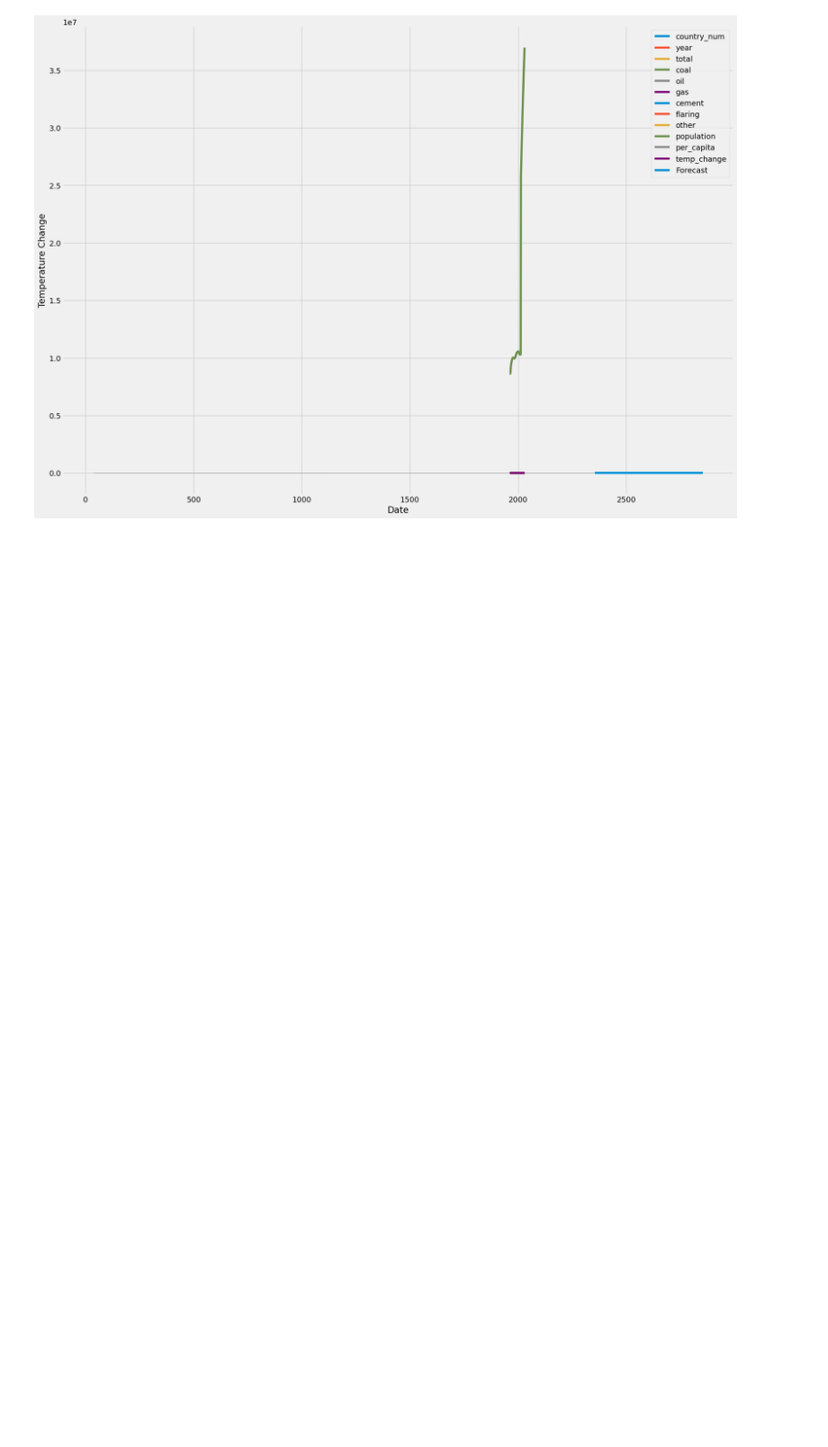
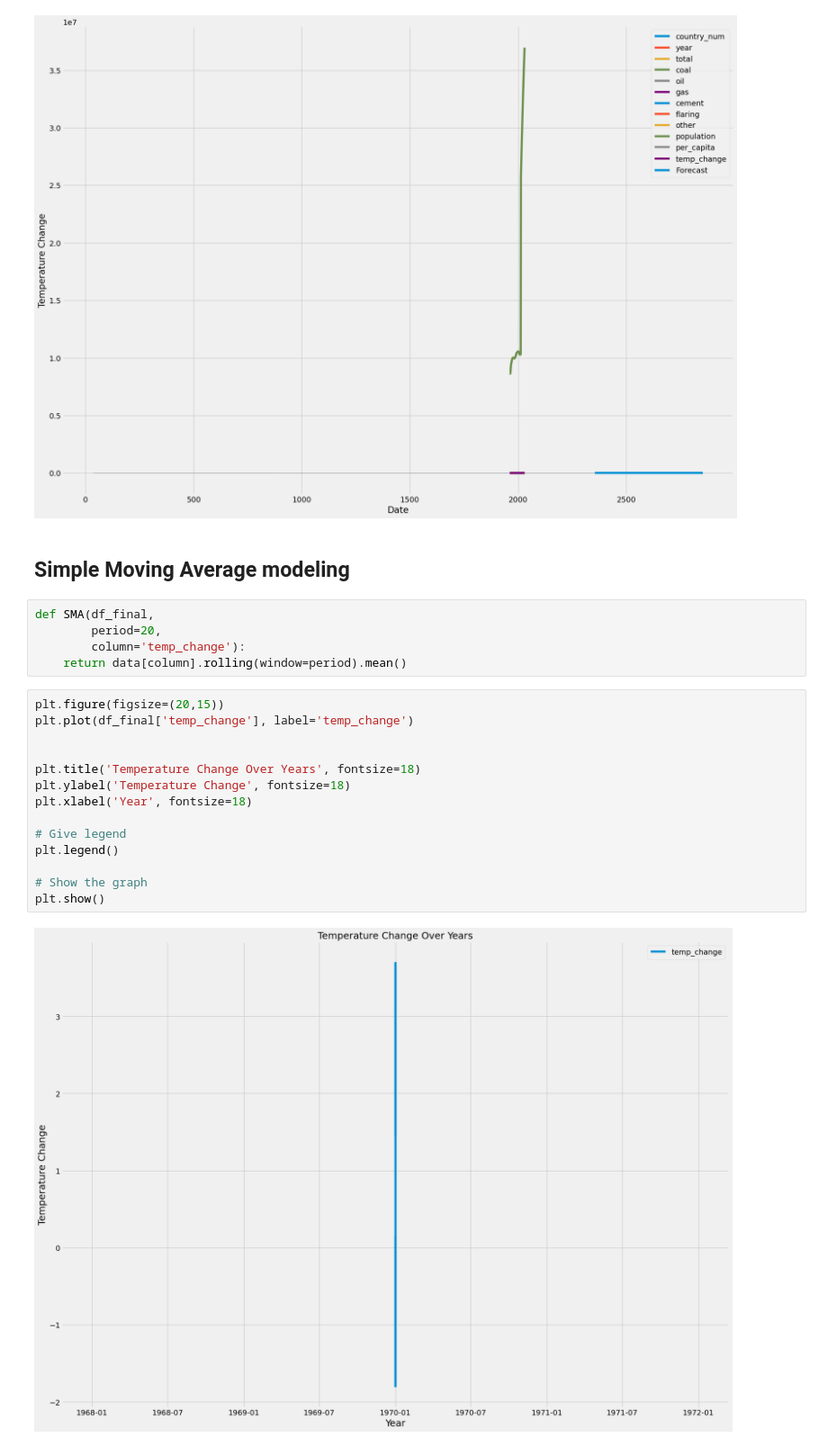
Before and after one commit to themountaintop/exploring_world_emissions, a Jupyter notebook: ML_Research/ARIMA_ML_final.ipynb, the cells around one changed output. Shown: that part at 90% size. Drawn from its saved outputs; the diff is of its cells as text; blank space fills up the shorter version.

```diff
--- a/ML_Research/ARIMA_ML_final.ipynb
+++ b/ML_Research/ARIMA_ML_final.ipynb
@@ -436,3 +428,26 @@ plt.legend()
 plt.show()
 # %% [output]
 [figure]
+# %% [markdown]
+## Simple Moving Average modeling
+# %%
+def SMA(df_final,
+        period=20,
+        column='temp_change'):
+    return data[column].rolling(window=period).mean()
+# %%
+plt.figure(figsize=(20,15))
+plt.plot(df_final['temp_change'], label='temp_change')
+
+
+plt.title('Temperature Change Over Years', fontsize=18)
+plt.ylabel('Temperature Change', fontsize=18)
+plt.xlabel('Year', fontsize=18)
+
+# Give legend
+plt.legend()
+
+# Show the graph
+plt.show()
+# %% [output]
+[figure, added]
```
Also changed, not shown: parts of 6 cells of this notebook.
